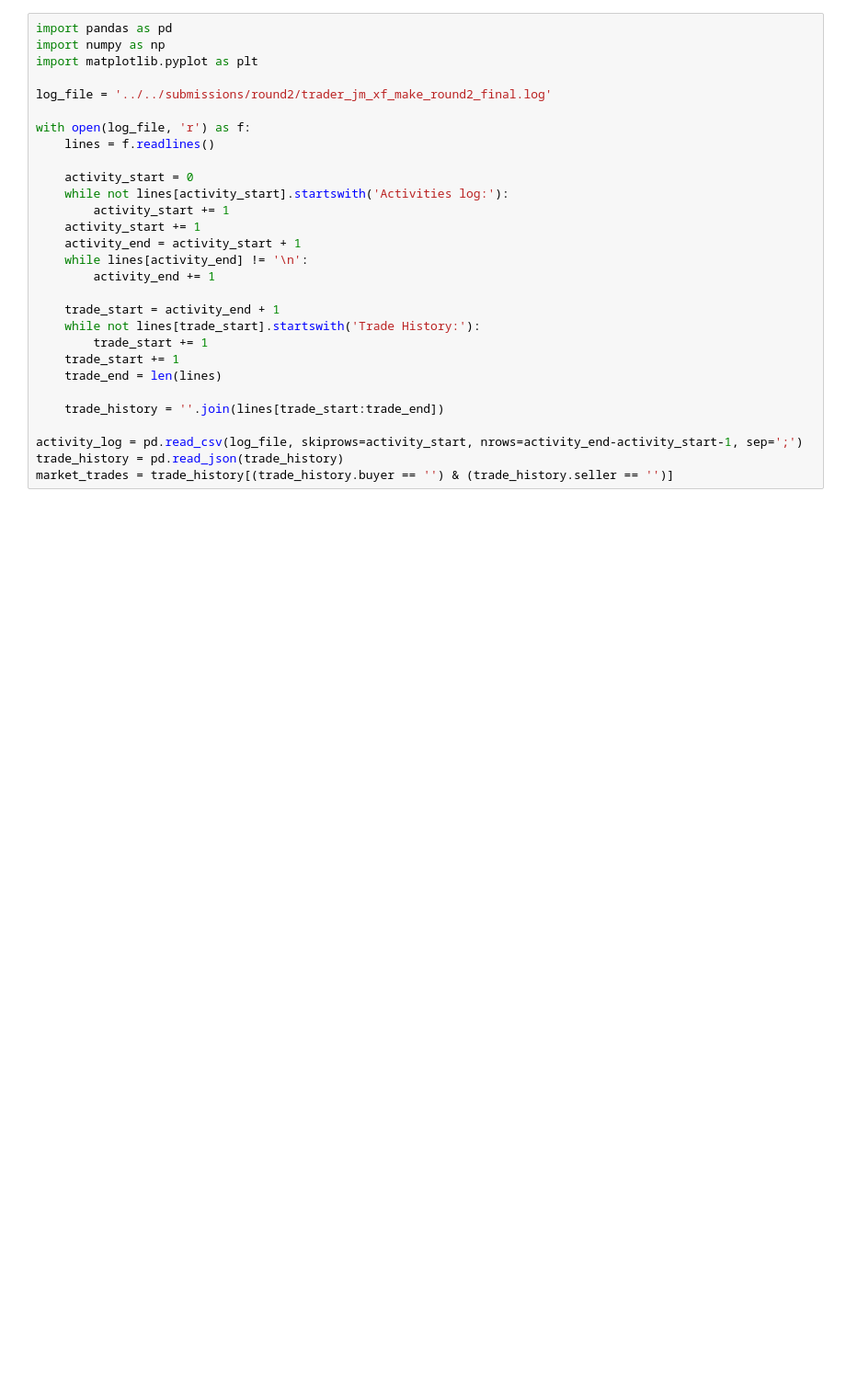
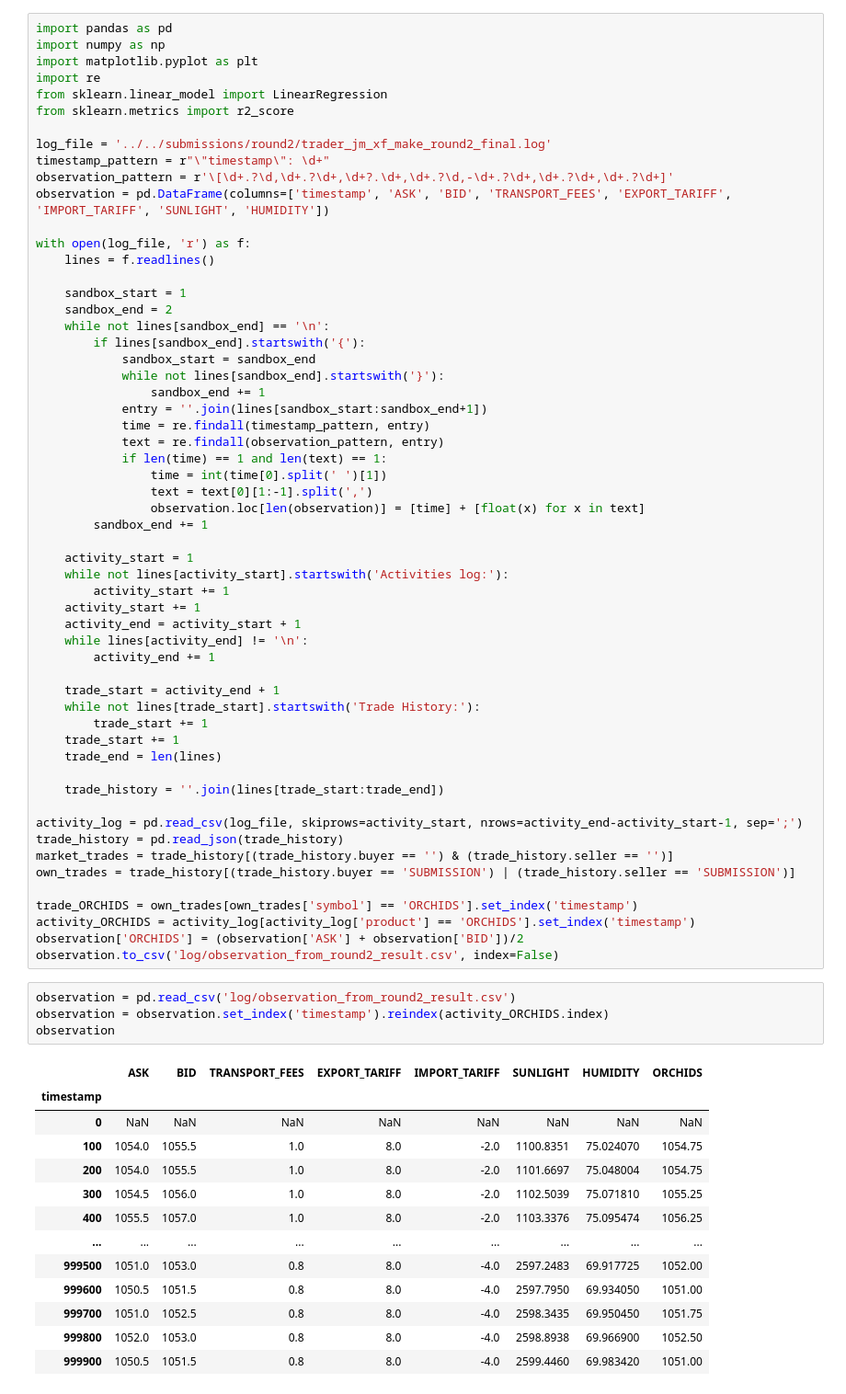
Before and after one commit to Meilism/IMC-Prosperity-Trading-Challenge, a Jupyter notebook: JM/analysis/log_analysis_round2_result.ipynb, the cells around one changed output. Shown at 92% size. Drawn from its saved outputs; the diff is of its cells as text; blank space fills up the shorter version.

```diff
--- a/JM/analysis/log_analysis_round2_result.ipynb
+++ b/JM/analysis/log_analysis_round2_result.ipynb
@@ -2,13 +2,35 @@
 import pandas as pd
 import numpy as np
 import matplotlib.pyplot as plt
+import re
+from sklearn.linear_model import LinearRegression
+from sklearn.metrics import r2_score
 
 log_file = '../../submissions/round2/trader_jm_xf_make_round2_final.log'
+timestamp_pattern = r"\"timestamp\": \d+"
+observation_pattern = r'\[\d+.?\d,\d+.?\d+,\d+?.\d+,\d+.?\d,-\d+.?\d+,\d+.?\d+,\d+.?\d+]'
+observation = pd.DataFrame(columns=['timestamp', 'ASK', 'BID', 'TRANSPORT_FEES', 'EXPORT_TARIFF', 'IMPORT_TARIFF', 'SUNLIGHT', 'HUMIDITY'])
 
 with open(log_file, 'r') as f:
     lines = f.readlines()
 
-    activity_start = 0
+    sandbox_start = 1
+    sandbox_end = 2
+    while not lines[sandbox_end] == '\n':
+        if lines[sandbox_end].startswith('{'):
+            sandbox_start = sandbox_end
+            while not lines[sandbox_end].startswith('}'):
+                sandbox_end += 1
+            entry = ''.join(lines[sandbox_start:sandbox_end+1])
+            time = re.findall(timestamp_pattern, entry)
+            text = re.findall(observation_pattern, entry)
+            if len(time) == 1 and len(text) == 1:
+                time = int(time[0].split(' ')[1])
+                text = text[0][1:-1].split(',')
+                observation.loc[len(observation)] = [time] + [float(x) for x in text]
+        sandbox_end += 1
+
+    activity_start = 1
     while not lines[activity_start].startswith('Activities log:'):
         activity_start += 1
     activity_start += 1
@@ -27,3 +49,27 @@ with open(log_file, 'r') as f:
 activity_log = pd.read_csv(log_file, skiprows=activity_start, nrows=activity_end-activity_start-1, sep=';')
 trade_history = pd.read_json(trade_history)
 market_trades = trade_history[(trade_history.buyer == '') & (trade_history.seller == '')]
+own_trades = trade_history[(trade_history.buyer == 'SUBMISSION') | (trade_history.seller == 'SUBMISSION')]
+
+trade_ORCHIDS = own_trades[own_trades['symbol'] == 'ORCHIDS'].set_index('timestamp')
+activity_ORCHIDS = activity_log[activity_log['product'] == 'ORCHIDS'].set_index('timestamp')
+observation['ORCHIDS'] = (observation['ASK'] + observation['BID'])/2
+observation.to_csv('log/observation_from_round2_result.csv', index=False)
+# %%
+observation = pd.read_csv('log/observation_from_round2_result.csv')
+observation = observation.set_index('timestamp').reindex(activity_ORCHIDS.index)
+observation
+# %% [output]
+|  | ASK | BID | TRANSPORT_FEES | EXPORT_TARIFF | IMPORT_TARIFF | SUNLIGHT | HUMIDITY | ORCHIDS |
+| timestamp |  |  |  |  |  |  |  |  |
+| 0 | NaN | NaN | NaN | NaN | NaN | NaN | NaN | NaN |
+| 100 | 1054.0 | 1055.5 | 1.0 | 8.0 | -2.0 | 1100.8351 | 75.024070 | 1054.75 |
+| 200 | 1054.0 | 1055.5 | 1.0 | 8.0 | -2.0 | 1101.6697 | 75.048004 | 1054.75 |
+| 300 | 1054.5 | 1056.0 | 1.0 | 8.0 | -2.0 | 1102.5039 | 75.071810 | 1055.25 |
+| 400 | 1055.5 | 1057.0 | 1.0 | 8.0 | -2.0 | 1103.3376 | 75.095474 | 1056.25 |
+| ... | ... | ... | ... | ... | ... | ... | ... | ... |
+| 999500 | 1051.0 | 1053.0 | 0.8 | 8.0 | -4.0 | 2597.2483 | 69.917725 | 1052.00 |
+| 999600 | 1050.5 | 1051.5 | 0.8 | 8.0 | -4.0 | 2597.7950 | 69.934050 | 1051.00 |
+| 999700 | 1051.0 | 1052.5 | 0.8 | 8.0 | -4.0 | 2598.3435 | 69.950450 | 1051.75 |
+| 999800 | 1052.0 | 1053.0 | 0.8 | 8.0 | -4.0 | 2598.8938 | 69.966900 | 1052.50 |
+| 999900 | 1050.5 | 1051.5 | 0.8 | 8.0 | -4.0 | 2599.4460 | 69.983420 | 1051.00 |
```
Also changed, not shown: parts of 6 cells of this notebook, 4 other files.
